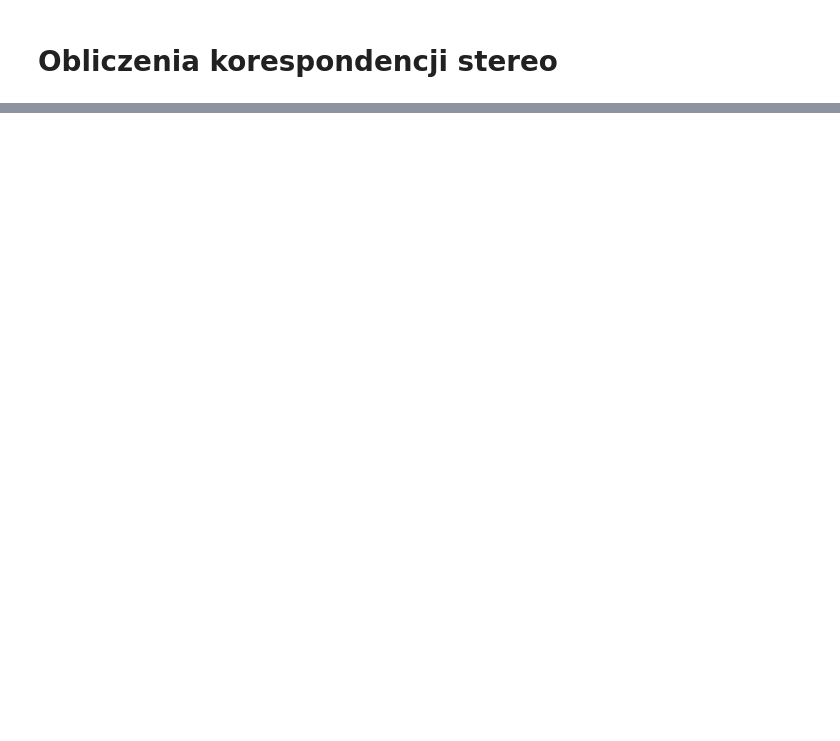
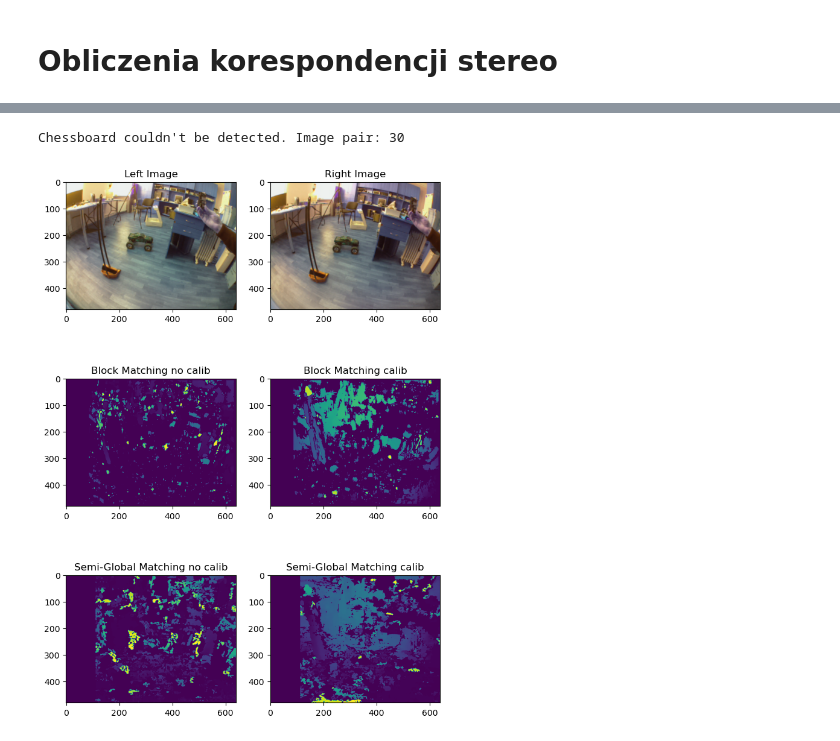
Before and after one commit to Eniterusx/algorytmy-wizyjne, a Jupyter notebook: lab5/lab5.ipynb, the cells around one changed output, grey strips where cells are left out. Drawn from its saved outputs; the diff is of its cells as text; code cells hidden in the pictures; blank space fills up the shorter version.

```diff
--- a/lab5/lab5.ipynb
+++ b/lab5/lab5.ipynb
@@ -354,6 +269,14 @@ plt.show()
 # %%
-# Read the two images
-img = cv2.imread("./data/example/example1.png")
+# Load images
+img = cv2.imread("./data/example/example2.jpg")
 img_size = img.shape
-img1 = img[:, 0:int(img_size[1]/2), :]
-img2 = img[:, int(img_size[1]/2):img_size[1], :]
+imgLeft = img[:, 0:int(img_size[1]/2), :]
+imgRight = img[:, int(img_size[1]/2):img_size[1], :]
+
+# resize to 680x480
+imgLeft = cv2.resize(imgLeft, (640, 480))
+imgRight = cv2.resize(imgRight, (640, 480))
+
+imgLeftCalibrated, imgRightCalibrated, _ = calibrate_pair(imgLeft, imgRight, show=False)
+# %% [output]
+Chessboard couldn't be detected. Image pair: 30
@@ -386,0 +283,46 @@ cv2.destroyAllWindows()
+# %%
+stereo = cv2.StereoBM_create(numDisparities=80, blockSize=17)
+disparity = stereo.compute(cv2.cvtColor(imgLeft, cv2.COLOR_BGR2GRAY), cv2.cvtColor(imgRight, cv2.COLOR_BGR2GRAY))
+disparityCalibrated = stereo.compute(cv2.cvtColor(imgLeftCalibrated, cv2.COLOR_BGR2GRAY), cv2.cvtColor(imgRightCalibrated, cv2.COLOR_BGR2GRAY))
+# %%
+# Semi Global Matching
+window_size = 6
+min_disp = 16
+num_disp = 112 - min_disp
+stereo = cv2.StereoSGBM_create(
+    minDisparity=min_disp,
+    numDisparities=num_disp,
+    blockSize=4,
+    P1=8 * 3 * window_size ** 2,
+    P2=32 * 3 * window_size ** 2,
+    disp12MaxDiff=1,
+    uniquenessRatio=10,
+    speckleWindowSize=100,
+    speckleRange=32
+    )
+
+sgm = stereo.compute(imgLeft, imgRight).astype(np.float32) / 16.0
+sgmCalibrated = stereo.compute(imgLeftCalibrated, imgRightCalibrated).astype(np.float32) / 16.0
+# %%
+plt.subplots(3, 2, figsize=(8, 12))
+plt.subplot(321)
+plt.imshow(imgLeft)
+plt.title('Left Image')
+plt.subplot(322)
+plt.imshow(imgRight)
+plt.title('Right Image')
+plt.subplot(323)
+plt.imshow(disparity)
+plt.title('Block Matching no calib')
+plt.subplot(324)
+plt.imshow(disparityCalibrated)
+plt.title('Block Matching calib')
+plt.subplot(325)
+plt.imshow(sgm)
+plt.title('Semi-Global Matching no calib')
+plt.subplot(326)
+plt.imshow(sgmCalibrated)
+plt.title('Semi-Global Matching calib')
+plt.show()
+# %% [output]
+[figure, added]
```
Also changed, not shown: parts of 14 cells of this notebook.
